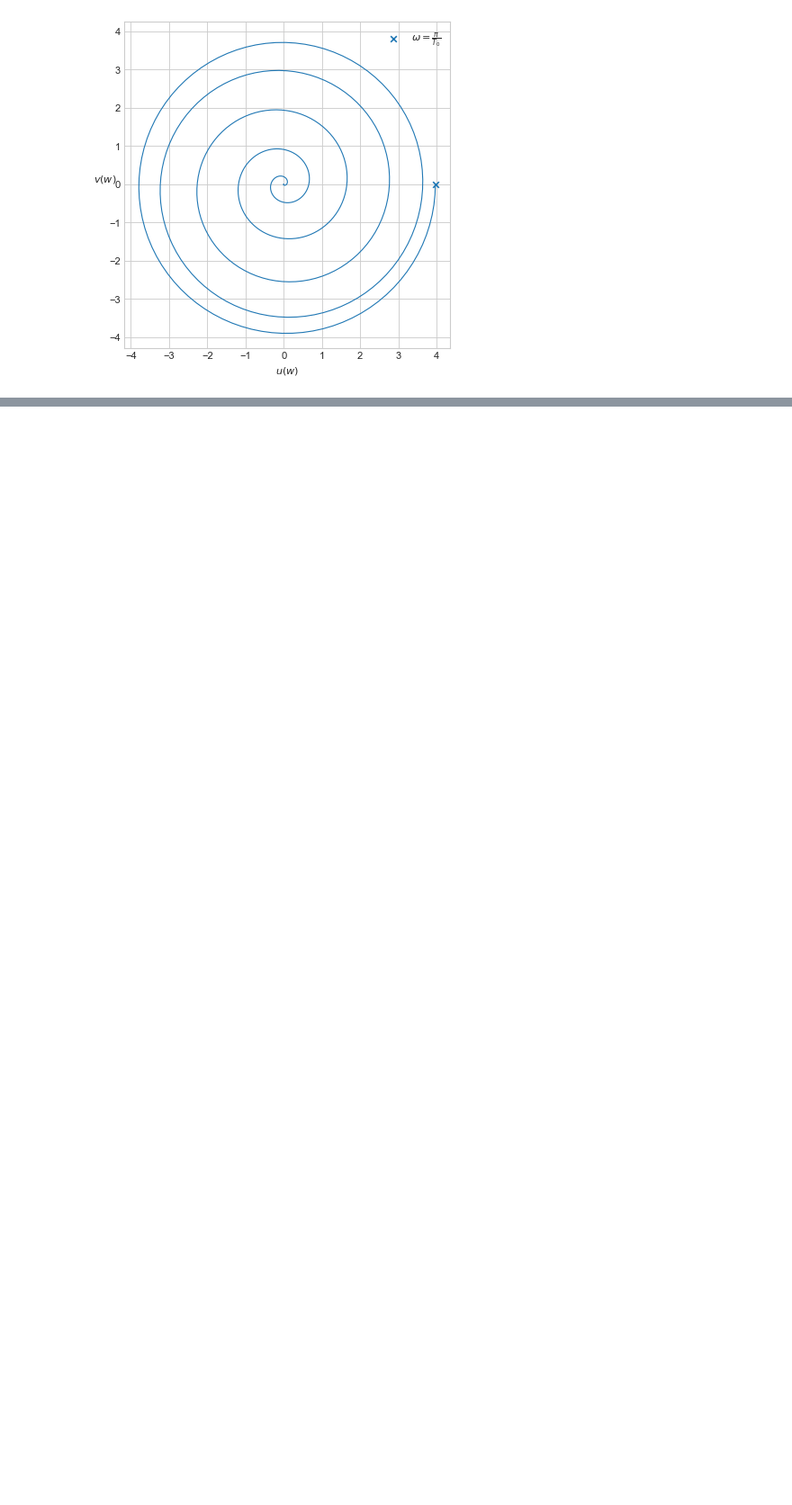
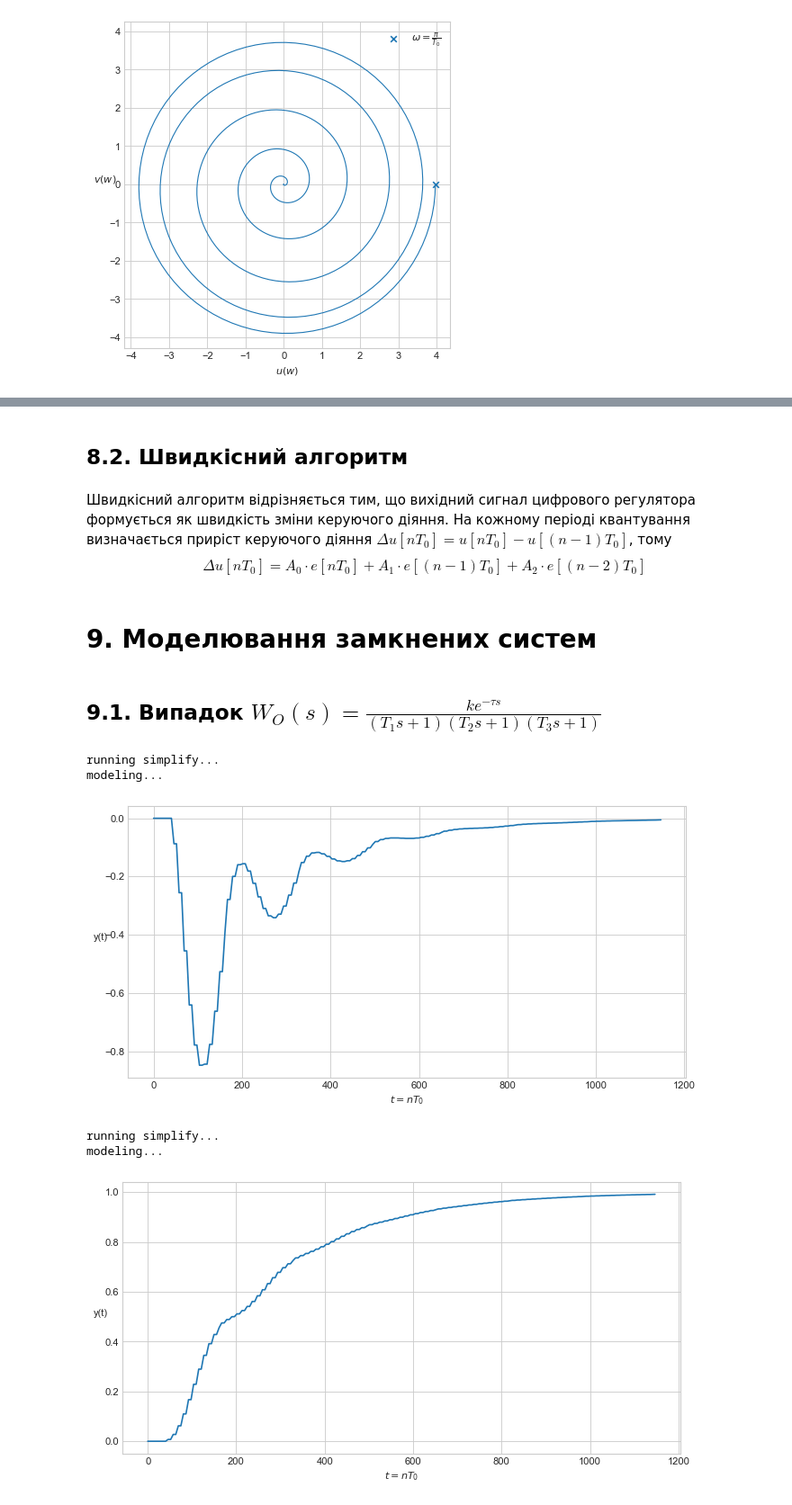
Before and after one commit to Yalikesifulei/iasa_control_theory_coursework, a Jupyter notebook: help.ipynb, the cells around one changed output, grey strips where cells are left out. Shown: that part at 90% size. Saved outputs shown, nothing was run; the diff lists cells and outputs as text; code cells hidden in the pictures; blank space fills up the shorter version.

```diff
--- a/help.ipynb
+++ b/help.ipynb
@@ -1109,0 +1140,3 @@ plt.show()
+# %%
+A_0 = lambda _T_0, _T_I, _K_p: _K_p * (1 + _T_0 / _T_I)
+A_1 = lambda _K_p: -_K_p
@@ -1109,0 +1191,13 @@ plt.show()
+# %% [markdown]
+## 8.2. Швидкісний алгоритм
+# %% [markdown]
+Швидкісний алгоритм відрізняється тим, що вихідний сигнал цифрового регулятора формується як швидкість зміни керуючого діяння.
+На кожному періоді квантування визначається приріст керуючого діяння
+$\Delta u\left[n T_0\right] = u\left[n T_0\right] - u\left[(n-1) T_0\right]$,
+тому
+$$
+    \Delta u\left[n T_0\right] =
+    A_0 \cdot e\left[n T_0\right] + A_1 \cdot e\left[(n-1) T_0\right] + A_2 \cdot e\left[(n-2) T_0\right]
+$$
+# %% [markdown]
+# 9. Моделювання замкнених систем
@@ -1109,0 +1271,39 @@ plt.show()
+# %% [markdown]
+## 9.1. Випадок $W_O(s) = \frac{ k e^{-\tau s}}{(T_1 s + 1) (T_2 s + 1) (T_3 s + 1)}$
+# %%
+W_cont = (1 - symbols['z_inv']) * symbols['k'] * symbols['z_inv'] ** (symbols['d']+1) * (
+    1 / (1 - symbols['z_inv'])
+    - (symbols['T_1']**2 / ((symbols['T_1'] - symbols['T_2']) * (symbols['T_1'] - symbols['T_3'])))
+        * sp.exp(symbols['tau']/symbols['T_1'] - (symbols['d']+1) * symbols['T_0'] / symbols['T_1']) / (1 - sp.exp(-symbols['T_0'] / symbols['T_1']) * symbols['z_inv'])
+    + (symbols['T_2']**2 / ((symbols['T_1'] - symbols['T_2']) * (symbols['T_2'] - symbols['T_3'])))
+        * sp.exp(symbols['tau']/symbols['T_2'] - (symbols['d']+1) * symbols['T_0'] / symbols['T_2']) / (1 - sp.exp(-symbols['T_0'] / symbols['T_2']) * symbols['z_inv'])
+    + (symbols['T_3']**2 / ((symbols['T_1'] - symbols['T_3']) * (symbols['T_3'] - symbols['T_2'])))
+        * sp.exp(symbols['tau']/symbols['T_3'] - (symbols['d']+1) * symbols['T_0'] / symbols['T_3']) / (1 - sp.exp(-symbols['T_0'] / symbols['T_3']) * symbols['z_inv'])
+)
+
+values = {
+    symbols['T_0']: 11.13496,
+    symbols['K_p']: 0.15558,
+    symbols['T_I']: 154.07932,
+    symbols['k']: k,
+    symbols['T_1']: T_1,
+    symbols['T_2']: T_2,
+    symbols['T_3']: T_3,
+    symbols['tau']: tau
+}
+
+for input_type in ['impulse', 'step']:
+    plt.figure(figsize=(10, 5), dpi=80)
+    t, y = modelSystem(W_cont, values, 100, input_G=input_type)
+    plt.plot(t, y)
+    plt.xlabel('$t = nT_0$')
+    plt.ylabel('y(t)', rotation=0)
+    plt.savefig(f'latex/pics/transient_process_final_9_1_{input_type}.png', bbox_inches='tight', dpi=300)
+    plt.show()
+# %% [output]
+running simplify...
+modeling...
+[figure, added]
+running simplify...
+modeling...
+[figure, added]
```
Also changed, not shown: parts of 22 cells of this notebook, 13 other files.
